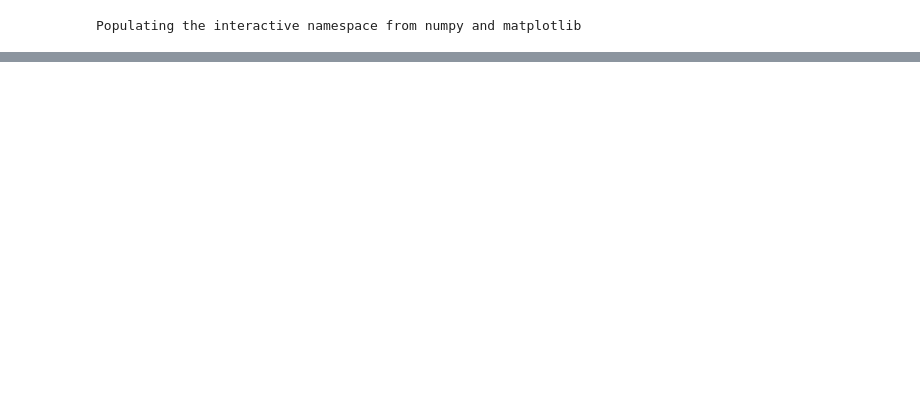
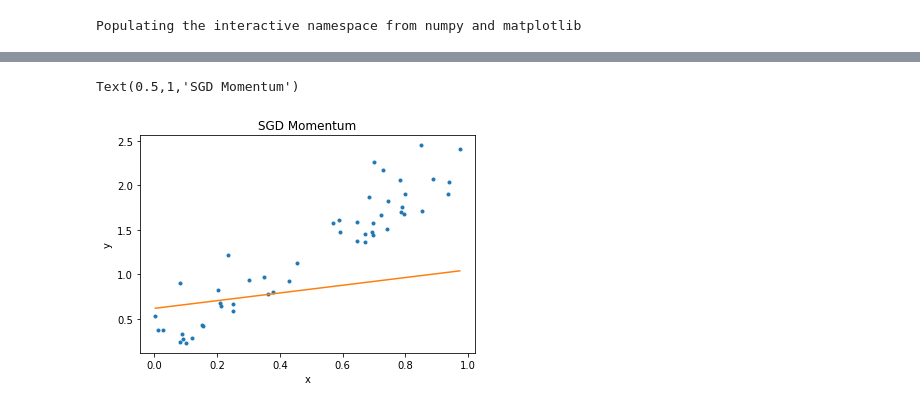
Before and after one commit to a-dykim/COMS4771, a Jupyter notebook: ML_HW2_P1.ipynb, the cells around one changed output, grey strips where cells are left out. Drawn from its saved outputs; the diff is of its cells as text; code cells hidden in the pictures; blank space fills up the shorter version.

```diff
--- a/ML_HW2_P1.ipynb
+++ b/ML_HW2_P1.ipynb
@@ -160,0 +80,35 @@ Text(0.5,1,'SGD')
+# %%
+def SGD_momentum_regression(x,y,a0=0,b0=0, subset_size=20, niter=1000, learning_rate=0.001, vrate=0.85):
+    """
+    Fit a straight line ax+b with SGD Moment(smaller subsets of data for each iteration)
+    vrate: velocity weight
+    """
+    N = len(y)
+    costs = np.zeros(niter)
+    vel_a = np.zeros(niter)
+    vel_b = np.zeros(niter)
+
+    for i in range(niter):
+        if i == 0:
+            a_now, b_now = a0, b0
+
+        subset_index = np.random.random_integers(low=0, high=N-1, size=subset_size)
+        x_subset = x[[subset_index]]
+        y_subset = y[[subset_index]]
+
+        y_now = (a_now * x_subset) + b_now
+        costs[i] = sum([c**2 for c in (y_subset-y_now)]) / N
+        grad_a = -(2/N) * sum(x_subset*(y_subset-y_now))
+        grad_b = -(2/N) * sum(y_subset-y_now)
+        a_past = a_now ## just to perserve
+        b_past = b_now
+
+        a_now = a_now - (learning_rate * grad_a + vrate * vel_a[i])
+        b_now = b_now - (learning_rate * grad_b + vrate * vel_b[i])
+
+        vel_a[i] = a_now - a_past
+        vel_b[i] = b_now - b_past
+
+    velocities = np.vstack((vel_a, vel_b))
+
+    return a_now, b_now, costs, velocities
@@ -160,0 +123,10 @@ Text(0.5,1,'SGD')
+# %%
+plt.plot(samp_x, samp_y, '.')
+#plt.plot(samp_x,slope*samp_x+intersect)
+plt.plot(samp_x, slope*samp_x+intersect, label=str(slope)+'x+'+str(intersect))
+plt.xlabel('x')
+plt.ylabel('y')
+plt.title('SGD Momentum')
+# %% [output]
+Text(0.5,1,'SGD Momentum')
+[figure, added]
```
Also changed, not shown: parts of 20 cells of this notebook.
